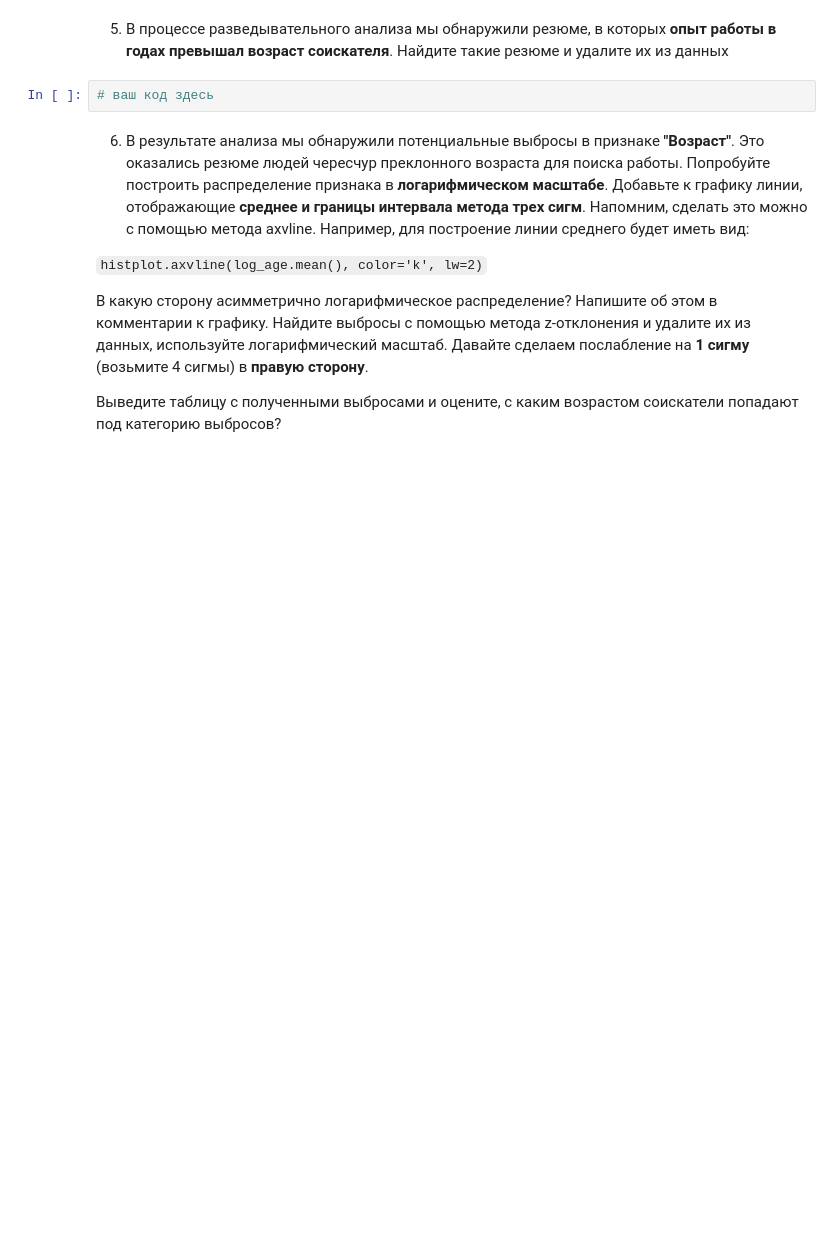
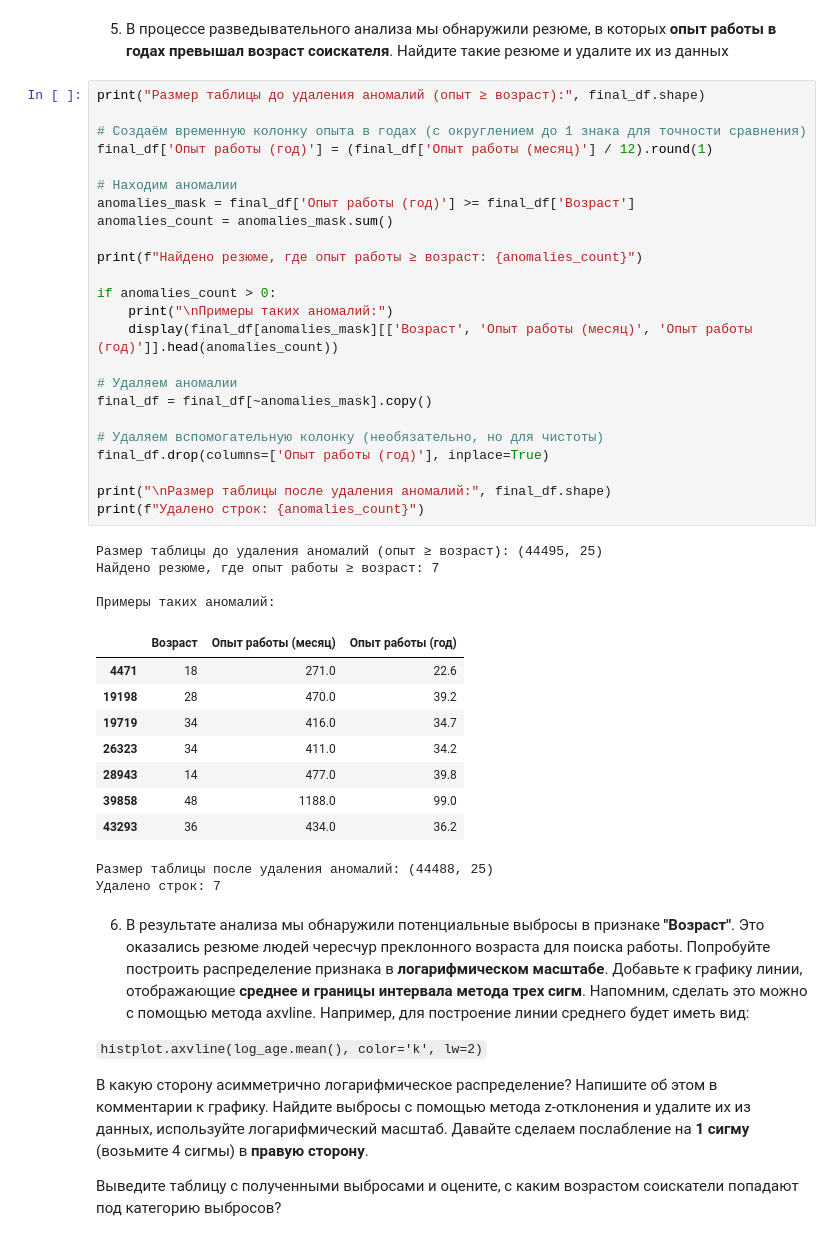
Before and after one commit to Liuboshenko/miphi-session-python-analytics, a Jupyter notebook: Python_для_анализа_данных__Итоговыи__проект_Ноутбук-шаблон.ipynb, the cells around one changed output. Drawn from its saved outputs; the diff is of its cells as text; blank space fills up the shorter version.

```diff
--- a/Python_для_анализа_данных__Итоговыи__проект_Ноутбук-шаблон.ipynb
+++ b/Python_для_анализа_данных__Итоговыи__проект_Ноутбук-шаблон.ipynb
@@ -1601,7 +1858,44 @@ print("\n![Тепловая карта ЗП (возраст × образова
 # %% [markdown]
 5. В процессе разведывательного анализа мы обнаружили резюме, в которых **опыт работы в годах превышал возраст соискателя**. Найдите такие резюме и удалите их из данных
 # %%
-# ваш код здесь
+print("Размер таблицы до удаления аномалий (опыт ≥ возраст):", final_df.shape)
+
+# Создаём временную колонку опыта в годах (с округлением до 1 знака для точности сравнения)
+final_df['Опыт работы (год)'] = (final_df['Опыт работы (месяц)'] / 12).round(1)
+
+# Находим аномалии
+anomalies_mask = final_df['Опыт работы (год)'] >= final_df['Возраст']
+anomalies_count = anomalies_mask.sum()
+
+print(f"Найдено резюме, где опыт работы ≥ возраст: {anomalies_count}")
+
+if anomalies_count > 0:
+    print("\nПримеры таких аномалий:")
+    display(final_df[anomalies_mask][['Возраст', 'Опыт работы (месяц)', 'Опыт работы (год)']].head(anomalies_count))
+
+# Удаляем аномалии
+final_df = final_df[~anomalies_mask].copy()
+
+# Удаляем вспомогательную колонку (необязательно, но для чистоты)
+final_df.drop(columns=['Опыт работы (год)'], inplace=True)
+
+print("\nРазмер таблицы после удаления аномалий:", final_df.shape)
+print(f"Удалено строк: {anomalies_count}")
+# %% [output]
+Размер таблицы до удаления аномалий (опыт ≥ возраст): (44495, 25)
+Найдено резюме, где опыт работы ≥ возраст: 7
+
+Примеры таких аномалий:
+|  | Возраст | Опыт работы (месяц) | Опыт работы (год) |
+| 4471 | 18 | 271.0 | 22.6 |
+| 19198 | 28 | 470.0 | 39.2 |
+| 19719 | 34 | 416.0 | 34.7 |
+| 26323 | 34 | 411.0 | 34.2 |
+| 28943 | 14 | 477.0 | 39.8 |
+| 39858 | 48 | 1188.0 | 99.0 |
+| 43293 | 36 | 434.0 | 36.2 |
+Размер таблицы после удаления аномалий: (44488, 25)
+Удалено строк: 7
 # %% [markdown]
 6. В результате анализа мы обнаружили потенциальные выбросы в признаке **"Возраст"**. Это оказались резюме людей чересчур преклонного возраста для поиска работы. Попробуйте построить распределение признака в **логарифмическом масштабе**. Добавьте к графику линии, отображающие **среднее и границы интервала метода трех сигм**. Напомним, сделать это можно с помощью метода axvline. Например, для построение линии среднего будет иметь вид:
 
```
Also changed, not shown: parts of 14 cells of this notebook.
